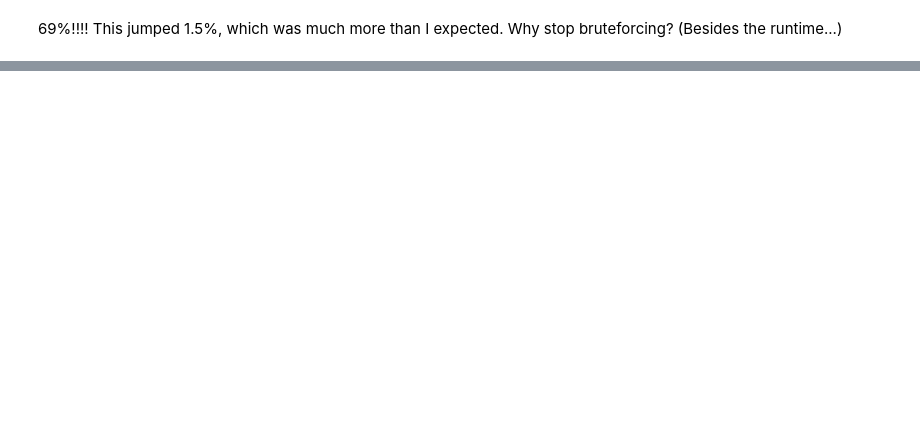
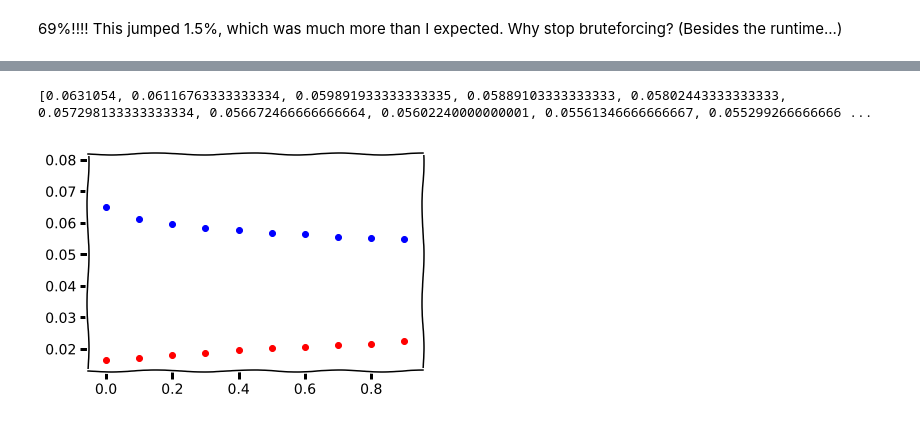
Before and after one commit to justincurewitz/data_sci, a Jupyter notebook: lab8/Lab 8 Amazon Access.ipynb, the cells around one changed output, grey strips where cells are left out. Cells and saved outputs as stored; diff of their text form; code cells hidden in the pictures; blank space fills up the shorter version.

```diff
--- a/lab8/Lab 8 Amazon Access.ipynb
+++ b/lab8/Lab 8 Amazon Access.ipynb
@@ -381,0 +386,15 @@ As we can see, the previous 2 models got lucky when they presented us with high
+# %%
+params = {'max_depth':5, 'learning_rate':0.3, 'n_estimators':50, 'objective':'binary:logistic', 'updater':'grow_gpu'}
+#xg_train = np.hstack([tr_x, y])
+#label = xg_train.shape[1]-1
+xgb_matrix = xgb.DMatrix(data=tr_x, label=y)
+m1 = xgb.train(params=params, dtrain=xgb_matrix)
+xt= xgb.DMatrix(data=x_test)
+preds = m1.predict(xt, output_margin=False)
+for i in range(0, len(preds)):
+    if preds[i] > 0.5:
+        preds[i]=1
+    else:
+        preds[i]=0
+print evaluate(preds, y_test)
+print preds
@@ -490,0 +602,5 @@ get_submission(final_preds, 'boosted_preds')
+# %%
+lgr ={}
+lgr['booster'] = 'gblinear'
+lgr['lambda'] = 0.1
+cv([lgr], [50])
@@ -490,0 +620,8 @@ get_submission(final_preds, 'boosted_preds')
+# %%
+cv_data = xgb.DMatrix(data=tr_x, label=y)
+res = []
+lambdas = []
+for i in range(0, 10):
+    lgr['lambda'] = float(i)/10
+    lambdas.append(float(i)/10)
+    res.append(xgb.cv(lgr, dtrain = cv_data, num_boost_round = 50, metrics={'error'}))
@@ -490,0 +641,16 @@ get_submission(final_preds, 'boosted_preds')
+# %%
+testerr = []
+trainerr = []
+for df in res:
+    testerr.append(df['test-error-mean'].mean(axis=0))
+    trainerr.append(df['train-error-mean'].mean(axis=0))
+# %%
+print lambdaerr
+# %% [output]
+[0.0631054, 0.06116763333333334, 0.059891933333333335, 0.05889103333333333, 0.05802443333333333, 0.057298133333333334, 0.056672466666666664, 0.05602240000000001, 0.05561346666666667, 0.055299266666666 ...
+# %%
+plt.scatter(lambdas, testerr, c='b')
+plt.scatter(lambdas, trainerr, c='r')
+plt.show()
+# %% [output]
+[figure, added]
```
Also changed, not shown: parts of 47 cells of this notebook.
